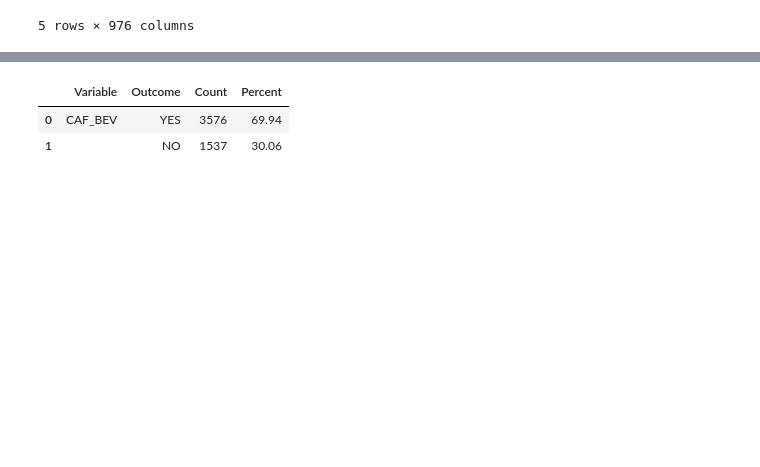
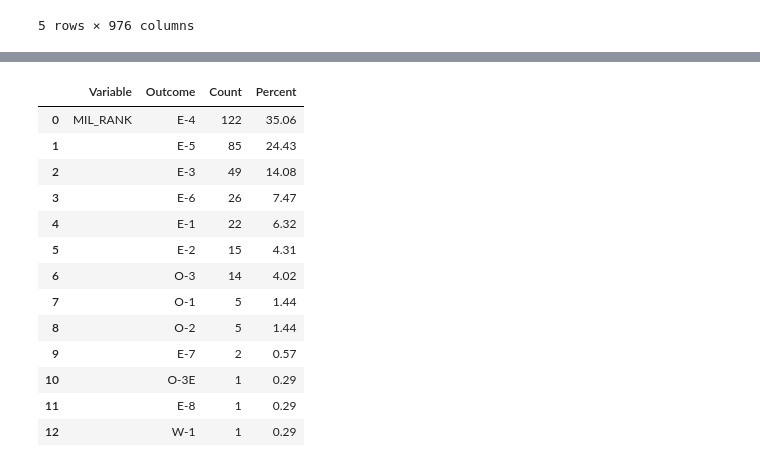
Before and after one commit to ginolopiccolo/skyline-math-200, a Jupyter notebook: Python_Notebook_Setup_by_.ipynb, the cells around one changed output, grey strips where cells are left out. Cells and saved outputs as stored; diff of their text form; code cells hidden in the pictures; blank space fills up the shorter version.

```diff
--- a/Python_Notebook_Setup_by_.ipynb
+++ b/Python_Notebook_Setup_by_.ipynb
@@ -61,4 +178,0 @@ Name: CAF_BEV, dtype: int64
-# %%
-df['CAF_BEV'] = df ['CAF_BEV'].loc[df['CAF_BEV']!=' ']
-df['CAF_BEV'] = df ['CAF_BEV'].loc[df['CAF_BEV']!='8']
-df['CAF_BEV'].value_counts()
@@ -69,3 +178,0 @@ Name: CAF_BEV, dtype: int64
-# %%
-df['CAF_BEV'].replace(['0','1'], ['NO', 'YES',] ,inplace = True)
-df['CAF_BEV'].value_counts ()
@@ -75,0 +179,6 @@ Name: CAF_BEV, dtype: int64
+# %%
+df['MIL_RANK'] = df ['MIL_RANK'].loc[df['MIL_RANK']!=' ']
+df['MIL_RANK'] = df ['MIL_RANK'].loc[df['MIL_RANK']!='96']
+df['MIL_RANK'] = df ['MIL_RANK'].loc[df['MIL_RANK']!='97']
+df['MIL_RANK'] = df ['MIL_RANK'].loc[df['MIL_RANK']!='98']
+df['MIL_RANK'].value_counts()
@@ -75,0 +200,3 @@ Name: CAF_BEV, dtype: int64
+# %%
+df['MIL_RANK'].replace(['4','5','3','6','1','2','15','11','13','7','16','8','24'], ['E-4','E-5','E-3','E-6','E-1','E-2','O-3','O-1','O-2','E-7','O-3E','E-8','W-1' ] ,inplace = True)
+df['MIL_RANK'].value_counts ()
@@ -76,8 +218,19 @@ Name: CAF_BEV, dtype: int64
 # %%
-rp.summary_cat(df['CAF_BEV'])
+rp.summary_cat(df['MIL_RANK'])
 # %% [output]
 |  | Variable | Outcome | Count | Percent |
-| 0 | CAF_BEV | YES | 3576 | 69.94 |
-| 1 |  | NO | 1537 | 30.06 |
+| 0 | MIL_RANK | E-4 | 122 | 35.06 |
+| 1 |  | E-5 | 85 | 24.43 |
+| 2 |  | E-3 | 49 | 14.08 |
+| 3 |  | E-6 | 26 | 7.47 |
+| 4 |  | E-1 | 22 | 6.32 |
+| 5 |  | E-2 | 15 | 4.31 |
+| 6 |  | O-3 | 14 | 4.02 |
+| 7 |  | O-1 | 5 | 1.44 |
+| 8 |  | O-2 | 5 | 1.44 |
+| 9 |  | E-7 | 2 | 0.57 |
+| 10 |  | O-3E | 1 | 0.29 |
+| 11 |  | E-8 | 1 | 0.29 |
+| 12 |  | W-1 | 1 | 0.29 |
 # %%
 #Graphs and tables or statistics
```
Also changed, not shown: parts of 27 cells of this notebook.
